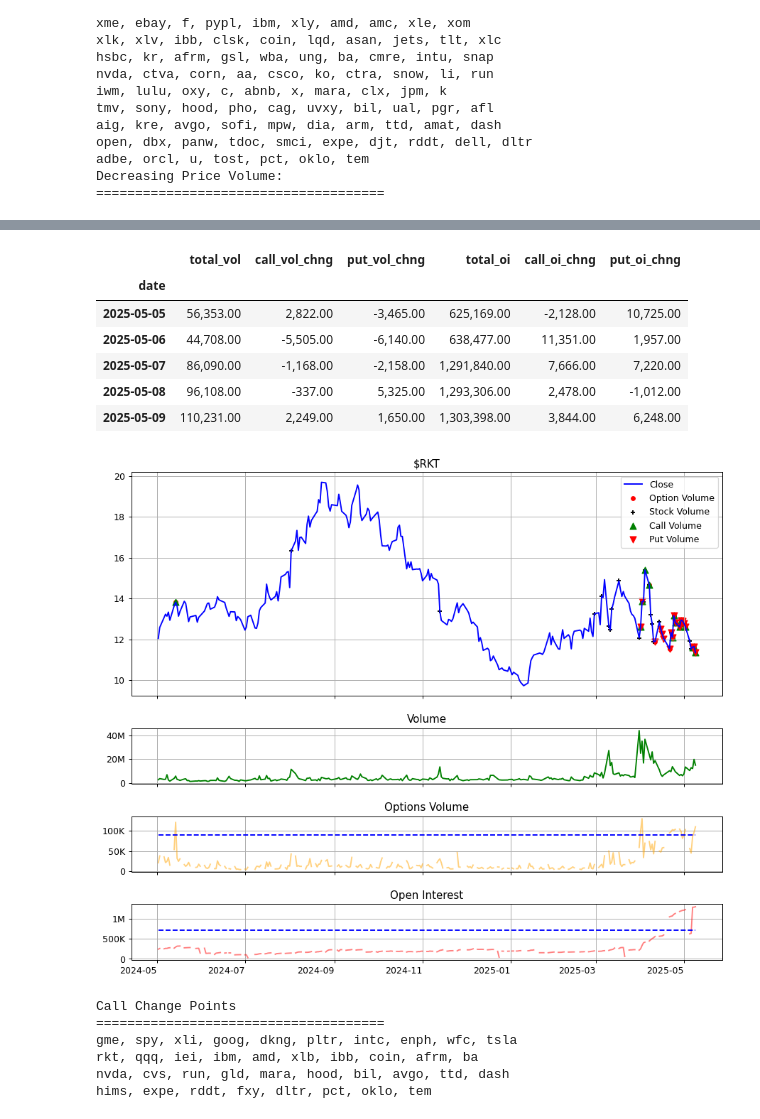
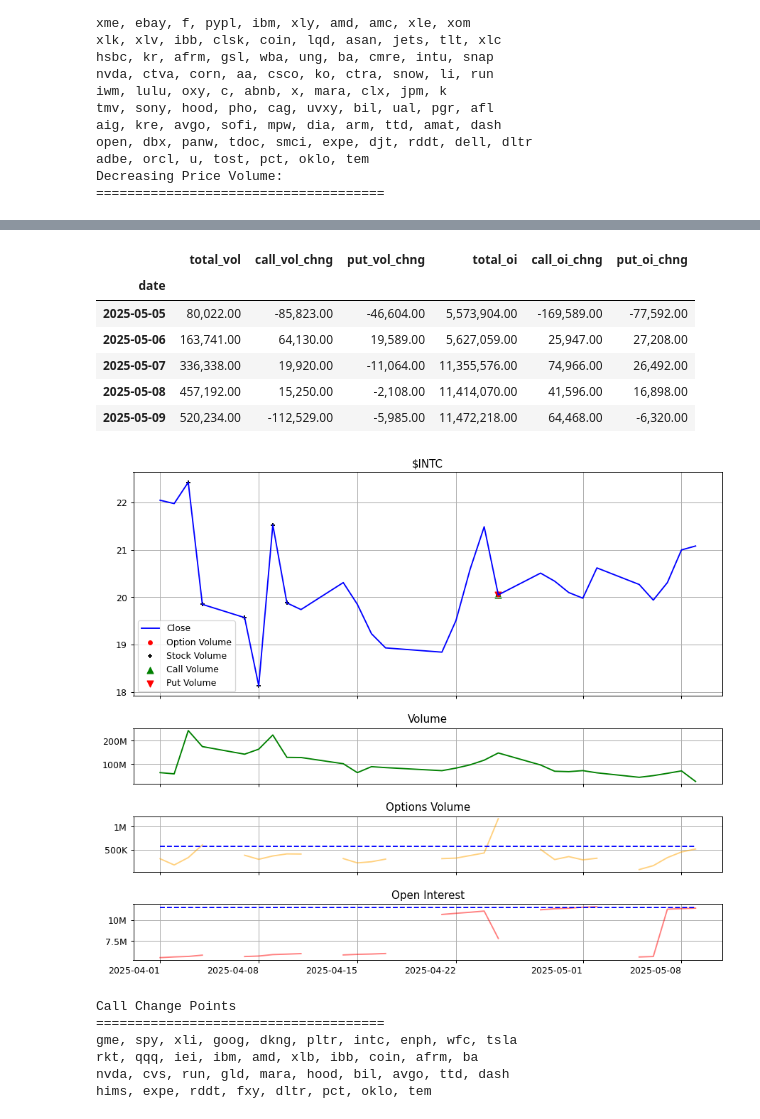
Before and after one commit to jach8/stock_watcher, a Jupyter notebook: models/trends/cd3.ipynb, the cells around one changed output, grey strips where cells are left out. Cells and saved outputs as stored; diff of their text form; code cells hidden in the pictures.

```diff
--- a/models/trends/cd3.ipynb
+++ b/models/trends/cd3.ipynb
@@ -171,14 +171,14 @@ print(b)
 # %%
-_, odf = show_volume_oi('rkt','2024-05-02')
+_, odf = show_volume_oi('intc',start_date = "2025-04-01")
 
 pretty_print(odf[['total_vol', 'call_vol_chng', 'put_vol_chng', 'total_oi', 'call_oi_chng', 'put_oi_chng']].tail())
 # %% [output]
 |  | total_vol | call_vol_chng | put_vol_chng | total_oi | call_oi_chng | put_oi_chng |
 | date |  |  |  |  |  |  |
-| 2025-05-05 | 56,353.00 | 2,822.00 | -3,465.00 | 625,169.00 | -2,128.00 | 10,725.00 |
-| 2025-05-06 | 44,708.00 | -5,505.00 | -6,140.00 | 638,477.00 | 11,351.00 | 1,957.00 |
-| 2025-05-07 | 86,090.00 | -1,168.00 | -2,158.00 | 1,291,840.00 | 7,666.00 | 7,220.00 |
-| 2025-05-08 | 96,108.00 | -337.00 | 5,325.00 | 1,293,306.00 | 2,478.00 | -1,012.00 |
-| 2025-05-09 | 110,231.00 | 2,249.00 | 1,650.00 | 1,303,398.00 | 3,844.00 | 6,248.00 |
+| 2025-05-05 | 80,022.00 | -85,823.00 | -46,604.00 | 5,573,904.00 | -169,589.00 | -77,592.00 |
+| 2025-05-06 | 163,741.00 | 64,130.00 | 19,589.00 | 5,627,059.00 | 25,947.00 | 27,208.00 |
+| 2025-05-07 | 336,338.00 | 19,920.00 | -11,064.00 | 11,355,576.00 | 74,966.00 | 26,492.00 |
+| 2025-05-08 | 457,192.00 | 15,250.00 | -2,108.00 | 11,414,070.00 | 41,596.00 | 16,898.00 |
+| 2025-05-09 | 520,234.00 | -112,529.00 | -5,985.00 | 11,472,218.00 | 64,468.00 | -6,320.00 |
-[figure, old version]
+[figure, new version]
 # %%
```
Also changed, not shown: parts of 5 cells of this notebook, 1 other file.
